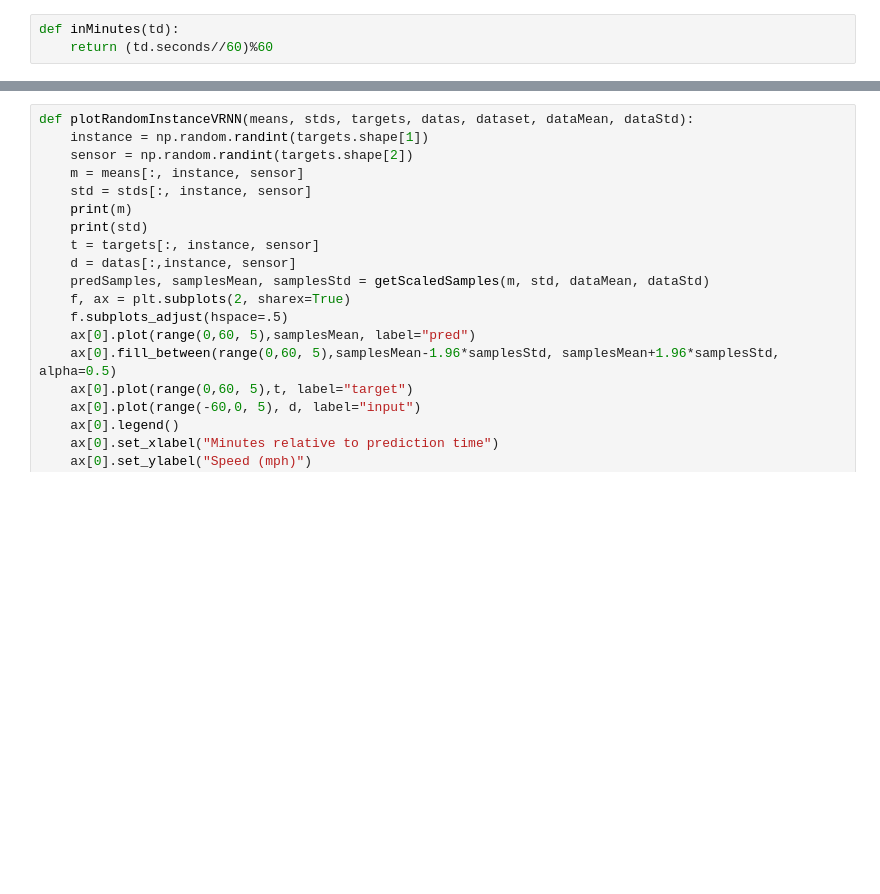
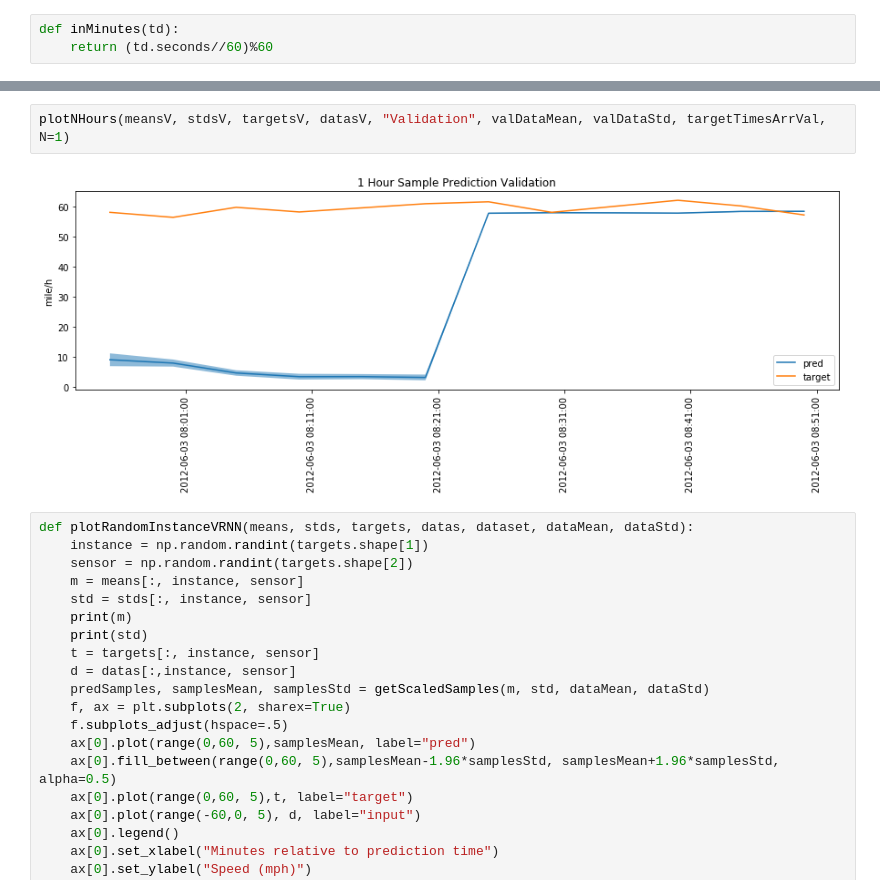
Before and after one commit to MyGitHubForks/DeepProbabilisticForecasting, a Jupyter notebook: ObservePredsVRNN.ipynb, the cells around one changed output, grey strips where cells are left out. Drawn from its saved outputs; the diff is of its cells as text; blank space fills up the shorter version.

```diff
--- a/ObservePredsVRNN.ipynb
+++ b/ObservePredsVRNN.ipynb
@@ -126,3 +129,7 @@ plotNHours(meansT, stdsT, targetsT, datasT, "Train", trainDataMean, trainDataStd
+# %%
+plotNHours(meansV, stdsV, targetsV, datasV, "Validation", valDataMean, valDataStd, targetTimesArrVal, N=1)
+# %% [output]
+[figure, added]
 # %%
 def plotRandomInstanceVRNN(means, stds, targets, datas, dataset, dataMean, dataStd):
     instance = np.random.randint(targets.shape[1])
```
Also changed, not shown: parts of 16 cells of this notebook.
